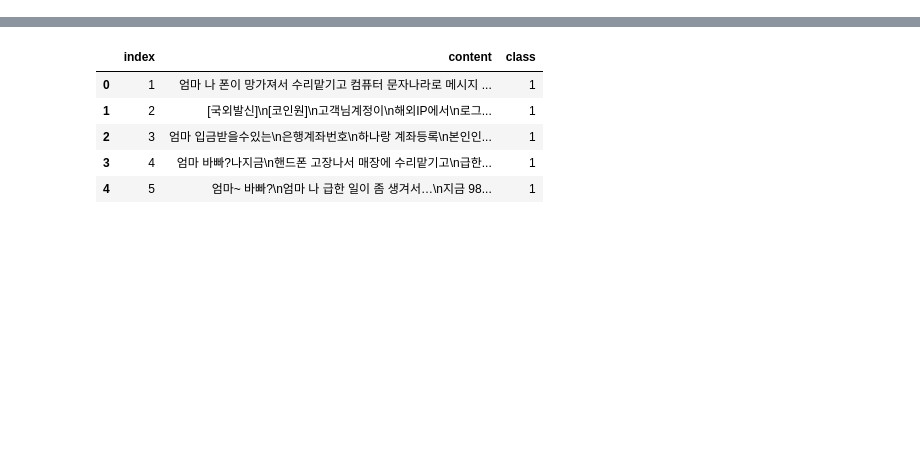
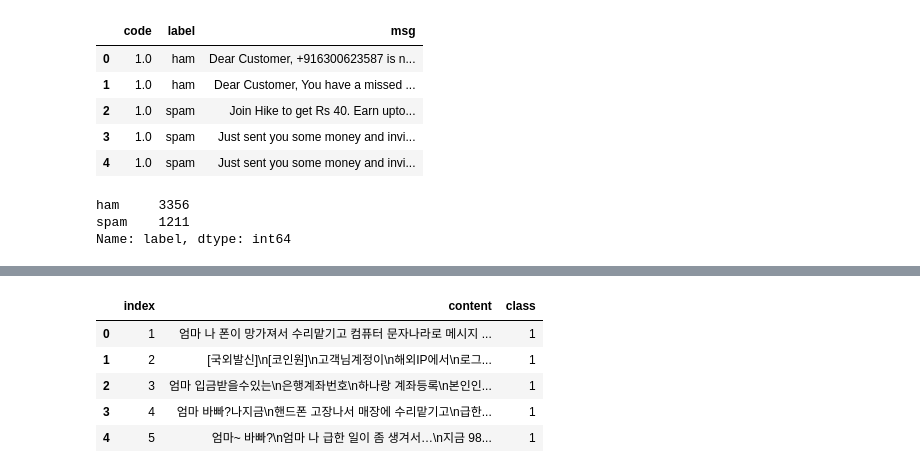
Before and after one commit to MarazMia/SMISH_DT, a Jupyter notebook: Code/dataset_analysis.ipynb, the cells around one changed output, grey strips where cells are left out. Drawn from its saved outputs; the diff is of its cells as text; code cells hidden in the pictures; blank space fills up the shorter version.

```diff
--- a/Code/dataset_analysis.ipynb
+++ b/Code/dataset_analysis.ipynb
@@ -8,0 +109,16 @@ import csv
+# %%
+rev_india = pd.read_excel("../Dataset/revisedindiandataset.xls", engine='xlrd')
+rev_india.head()
+# %% [output]
+|  | code | label | msg |
+| 0 | 1.0 | ham | Dear Customer, +916300623587 is n... |
+| 1 | 1.0 | ham | Dear Customer, You have a missed ... |
+| 2 | 1.0 | spam | Join Hike to get Rs 40. Earn upto... |
+| 3 | 1.0 | spam | Just sent you some money and invi... |
+| 4 | 1.0 | spam | Just sent you some money and invi... |
+# %%
+rev_india['label'].value_counts()
+# %% [output]
+ham     3356
+spam    1211
+Name: label, dtype: int64
```
Also changed, not shown: parts of 28 cells of this notebook, 4 other files.
